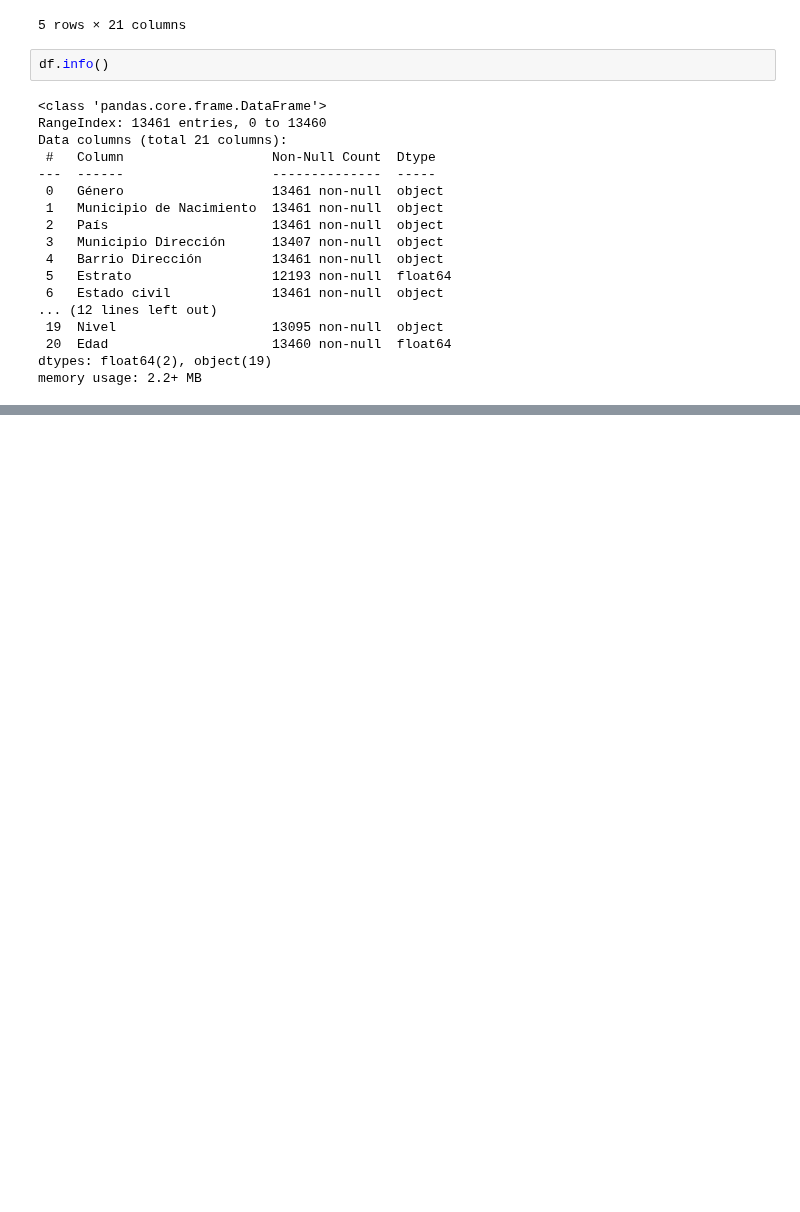
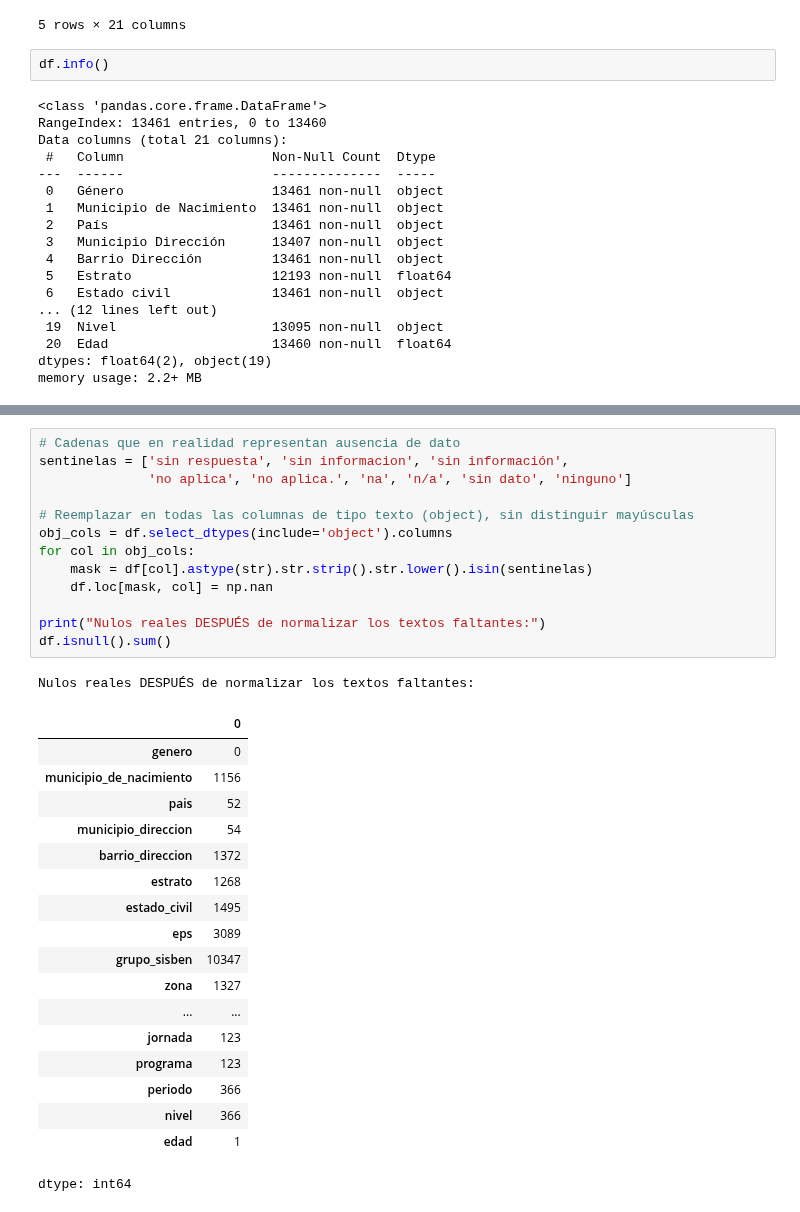
Before and after one commit to LuisBetancourt11/Proyecto_Ciencia_Datos, a Jupyter notebook: notebook/02_Limpieza.ipynb, the cells around one changed output, grey strips where cells are left out. Saved outputs shown, nothing was run; the diff lists cells and outputs as text; blank space fills up the shorter version.

```diff
--- a/notebook/02_Limpieza.ipynb
+++ b/notebook/02_Limpieza.ipynb
@@ -73,0 +142,33 @@ memory usage: 2.2+ MB
+# %%
+# Cadenas que en realidad representan ausencia de dato
+sentinelas = ['sin respuesta', 'sin informacion', 'sin información',
+              'no aplica', 'no aplica.', 'na', 'n/a', 'sin dato', 'ninguno']
+
+# Reemplazar en todas las columnas de tipo texto (object), sin distinguir mayúsculas
+obj_cols = df.select_dtypes(include='object').columns
+for col in obj_cols:
+    mask = df[col].astype(str).str.strip().str.lower().isin(sentinelas)
+    df.loc[mask, col] = np.nan
+
+print("Nulos reales DESPUÉS de normalizar los textos faltantes:")
+df.isnull().sum()
+# %% [output]
+Nulos reales DESPUÉS de normalizar los textos faltantes:
+|  | 0 |
+| genero | 0 |
+| municipio_de_nacimiento | 1156 |
+| pais | 52 |
+| municipio_direccion | 54 |
+| barrio_direccion | 1372 |
+| estrato | 1268 |
+| estado_civil | 1495 |
+| eps | 3089 |
+| grupo_sisben | 10347 |
+| zona | 1327 |
+| ... | ... |
+| jornada | 123 |
+| programa | 123 |
+| periodo | 366 |
+| nivel | 366 |
+| edad | 1 |
+dtype: int64
```
Also changed, not shown: parts of 23 cells of this notebook.
